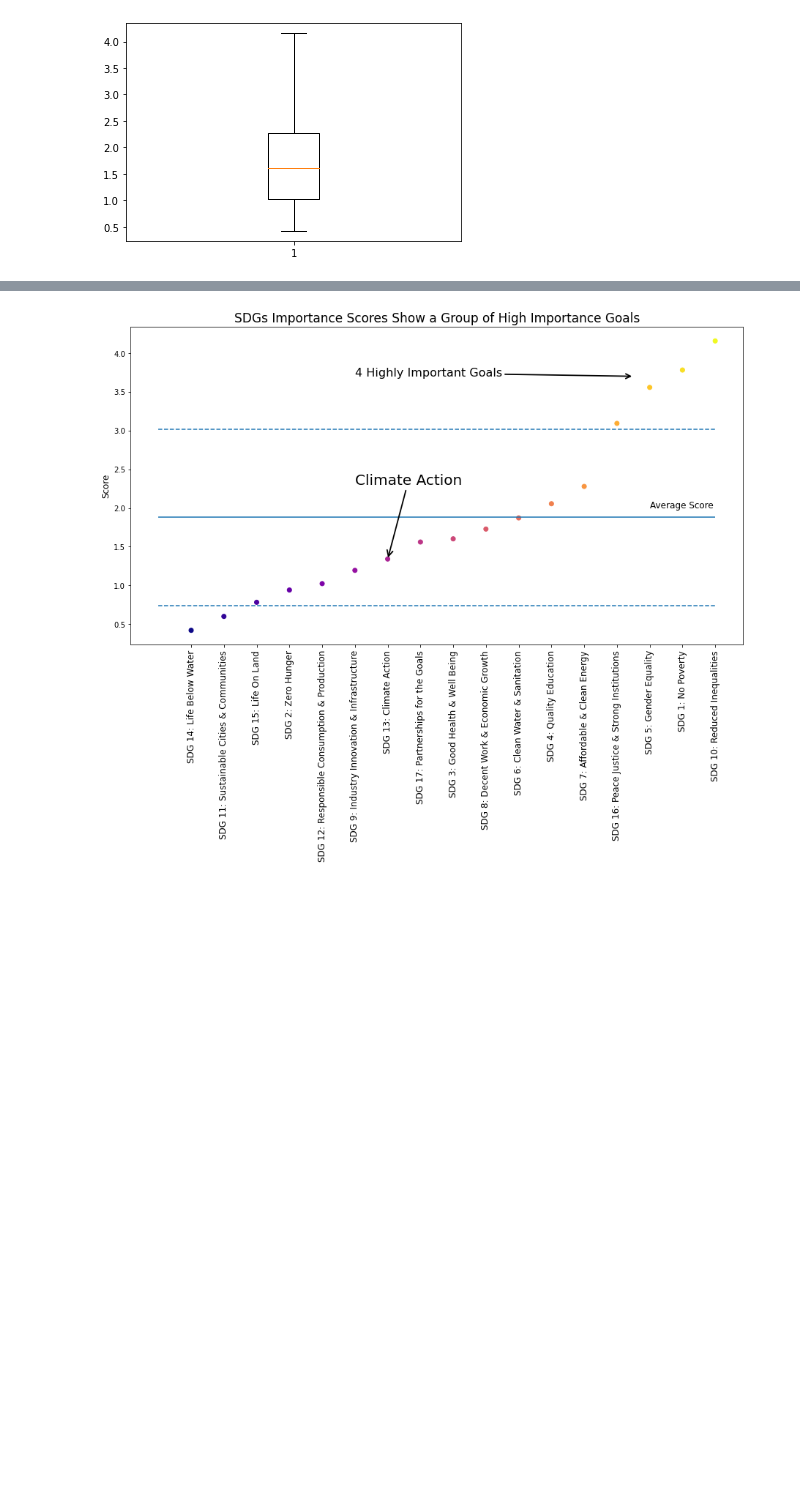
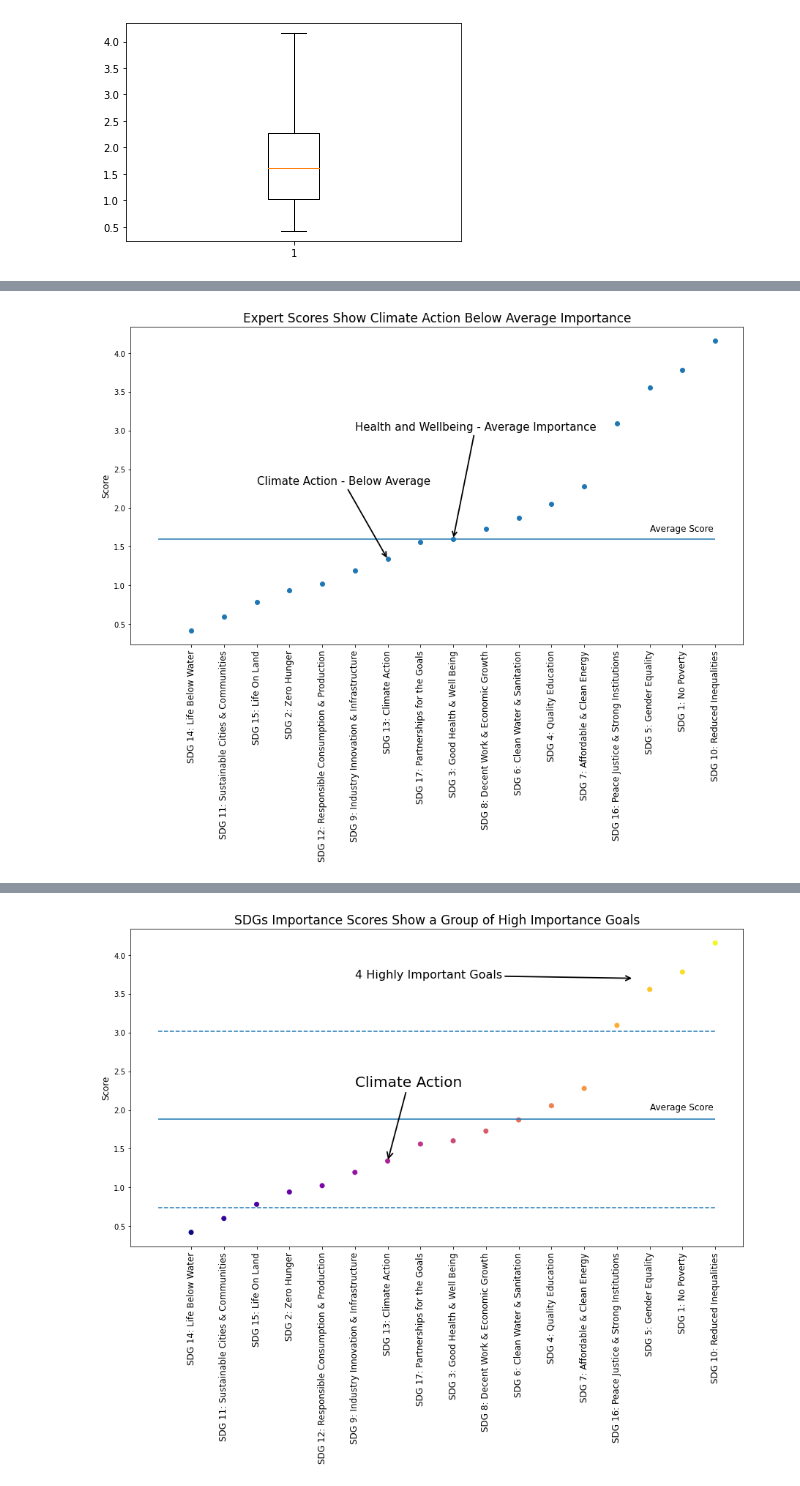
Before and after one commit to SamNattress/analysing-sdgs-in-order-scores, a Jupyter notebook: SDG data.ipynb, the cells around one changed output, grey strips where cells are left out. Saved outputs shown, nothing was run; the diff lists cells and outputs as text; code cells hidden in the pictures; blank space fills up the shorter version.

Commit message:
Updated Workbook - Added Interquartile Range Graphs and Comments

```diff
--- a/SDG data.ipynb
+++ b/SDG data.ipynb
@@ -55,0 +84,40 @@ fig.show()
+# %%
+# Create a scatter plot of rank and score with just the median average line
+
+fig, ax = plt.subplots(figsize=(15,8))
+ax.scatter(x,y)
+
+# Add a line for the median
+ax.hlines(y=1.6, xmin=0, xmax=17)
+
+# Add annotations
+ax.annotate('Health and Wellbeing - Average Importance',
+            fontsize=15,
+            xy=(9, 1.60),
+            xytext=(6,3),
+            arrowprops=dict(facecolor='black', lw=1.8,arrowstyle='->'))
+
+ax.annotate('Climate Action - Below Average',
+            fontsize=15,
+            xy=(7, 1.34),
+            xytext=(3,2.3),
+            arrowprops=dict(facecolor='black', lw=1.8,arrowstyle='->'))
+
+ax.text(15, 1.7, 'Average Score', fontsize=12)
+
+# Create x labels to show the goals
+xticks_list = [i for i in range(1,18)]
+xticks_labels_list = df_sdgs_ranked['Sustainable Development Goal']
+
+ax.set_xticks(xticks_list)
+ax.set_xticklabels(xticks_labels_list[::-1], rotation=90, fontsize=12)
+
+# Set axis labels and title
+ax.set_ylabel('Score', fontsize=12)
+ax.set_title('Expert Scores Show Climate Action Below Average Importance', fontsize=17)
+
+fig.show()
+
+plt.savefig('goals and scores median', bbox_inches = "tight")
+# %% [output]
+[figure, added]
```
Also changed, not shown: parts of 14 cells of this notebook.
